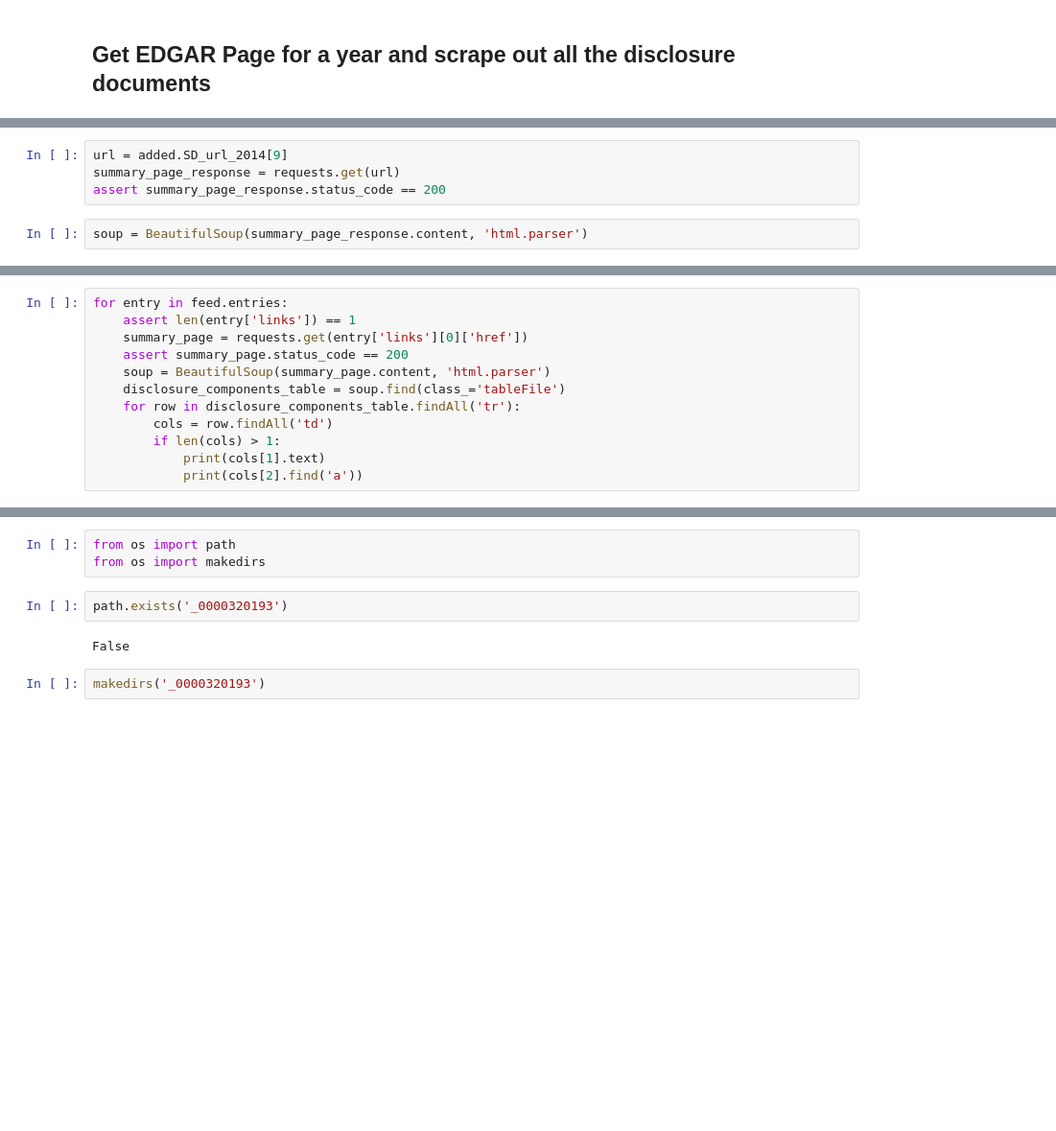
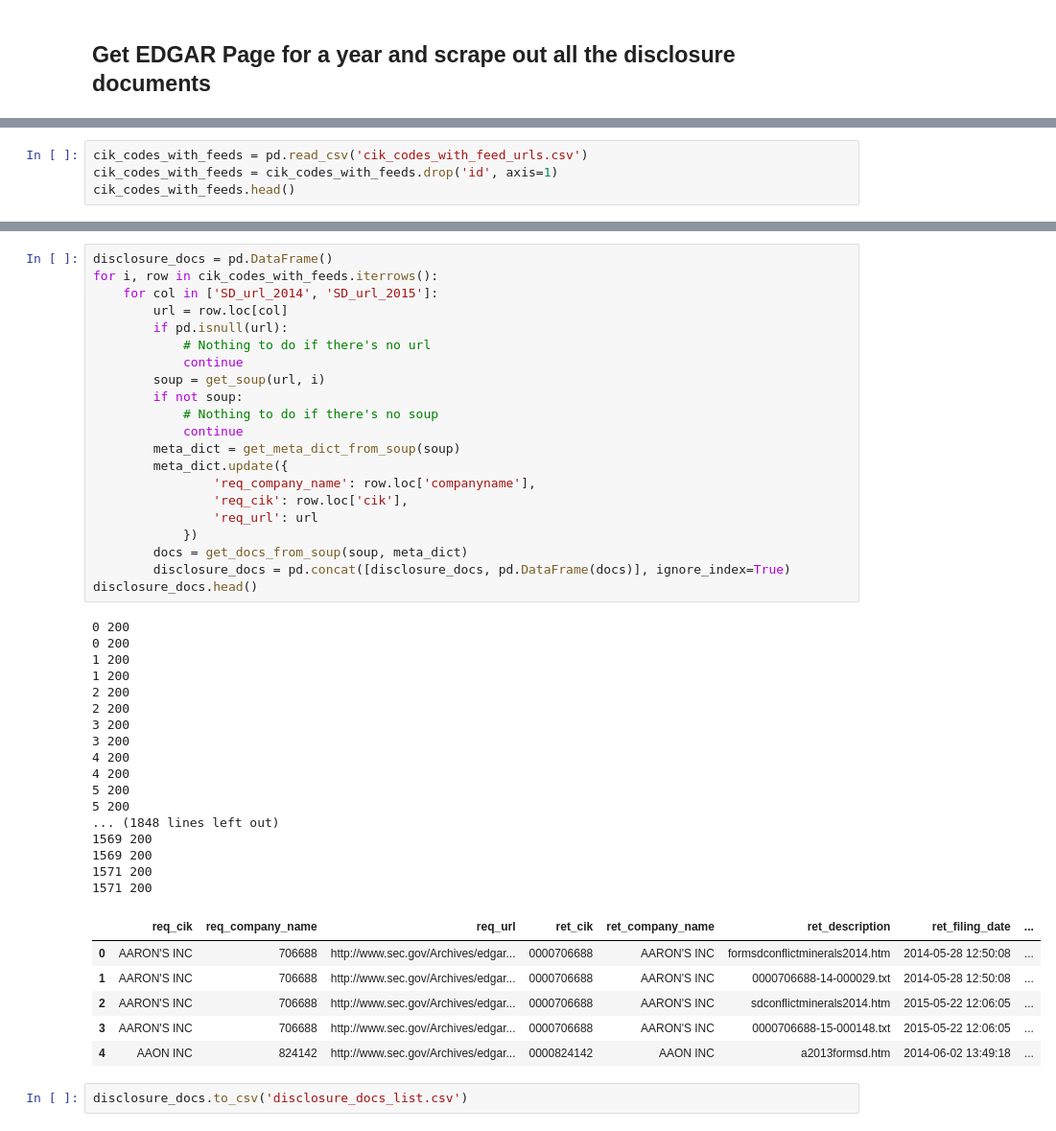
Before and after one commit to MiningTheDisclosures/mining-the-disclosures, a Jupyter notebook: sec-filings/Notebooks/Get data from edgar.ipynb, the cells around one changed output, grey strips where cells are left out. Shown at 96% size. Cells and saved outputs as stored; diff of their text form; blank space fills up the shorter version.

```diff
--- a/sec-filings/Notebooks/Get data from edgar.ipynb
+++ b/sec-filings/Notebooks/Get data from edgar.ipynb
@@ -89,6 +88,0 @@ disclosure_docs = pd.DataFrame()
-# %%
-url = added.SD_url_2014[9]
-summary_page_response = requests.get(url)
-assert summary_page_response.status_code == 200
-# %%
-soup = BeautifulSoup(summary_page_response.content, 'html.parser')
@@ -102,0 +89,4 @@ soup = BeautifulSoup(summary_page_response.content, 'html.parser')
+# %%
+cik_codes_with_feeds = pd.read_csv('cik_codes_with_feed_urls.csv')
+cik_codes_with_feeds = cik_codes_with_feeds.drop('id', axis=1)
+cik_codes_with_feeds.head()
@@ -188,12 +186,0 @@ http://www.sec.gov/Archives/edgar/data/320193/000119312515045292/0001193125-15-0
-# %%
-for entry in feed.entries:
-    assert len(entry['links']) == 1
-    summary_page = requests.get(entry['links'][0]['href'])
-    assert summary_page.status_code == 200
-    soup = BeautifulSoup(summary_page.content, 'html.parser')
-    disclosure_components_table = soup.find(class_='tableFile')
-    for row in disclosure_components_table.findAll('tr'):
-        cols = row.findAll('td')
-        if len(cols) > 1:
-            print(cols[1].text)
-            print(cols[2].find('a'))
@@ -218,9 +187,47 @@ Complete submission text file
-# %%
-from os import path
-from os import makedirs
-# %%
-path.exists('_0000320193')
-# %% [output]
-False
-# %%
-makedirs('_0000320193')
+# %%
+disclosure_docs = pd.DataFrame()
+for i, row in cik_codes_with_feeds.iterrows():
+    for col in ['SD_url_2014', 'SD_url_2015']:
+        url = row.loc[col]
+        if pd.isnull(url):
+            # Nothing to do if there's no url
+            continue
+        soup = get_soup(url, i)
+        if not soup:
+            # Nothing to do if there's no soup
+            continue
+        meta_dict = get_meta_dict_from_soup(soup)
+        meta_dict.update({
+                'req_company_name': row.loc['companyname'],
+                'req_cik': row.loc['cik'],
+                'req_url': url
+            })
+        docs = get_docs_from_soup(soup, meta_dict)
+        disclosure_docs = pd.concat([disclosure_docs, pd.DataFrame(docs)], ignore_index=True)
+disclosure_docs.head()
+# %% [output]
+0 200
+0 200
+1 200
+1 200
+2 200
+2 200
+3 200
+3 200
+4 200
+4 200
+5 200
+5 200
+... (1848 lines left out)
+1569 200
+1569 200
+1571 200
+1571 200
+|  | req_cik | req_company_name | req_url | ret_cik | ret_company_name | ret_description | ret_filing_date | ... |
+| 0 | AARON'S INC | 706688 | http://www.sec.gov/Archives/edgar... | 0000706688 | AARON'S INC | formsdconflictminerals2014.htm | 2014-05-28 12:50:08 | ... |
+| 1 | AARON'S INC | 706688 | http://www.sec.gov/Archives/edgar... | 0000706688 | AARON'S INC | 0000706688-14-000029.txt | 2014-05-28 12:50:08 | ... |
+| 2 | AARON'S INC | 706688 | http://www.sec.gov/Archives/edgar... | 0000706688 | AARON'S INC | sdconflictminerals2014.htm | 2015-05-22 12:06:05 | ... |
+| 3 | AARON'S INC | 706688 | http://www.sec.gov/Archives/edgar... | 0000706688 | AARON'S INC | 0000706688-15-000148.txt | 2015-05-22 12:06:05 | ... |
+| 4 | AAON INC | 824142 | http://www.sec.gov/Archives/edgar... | 0000824142 | AAON INC | a2013formsd.htm | 2014-06-02 13:49:18 | ... |
+# %%
+disclosure_docs.to_csv('disclosure_docs_list.csv')
```
Also changed, not shown: parts of 25 cells of this notebook, 4 other files.
